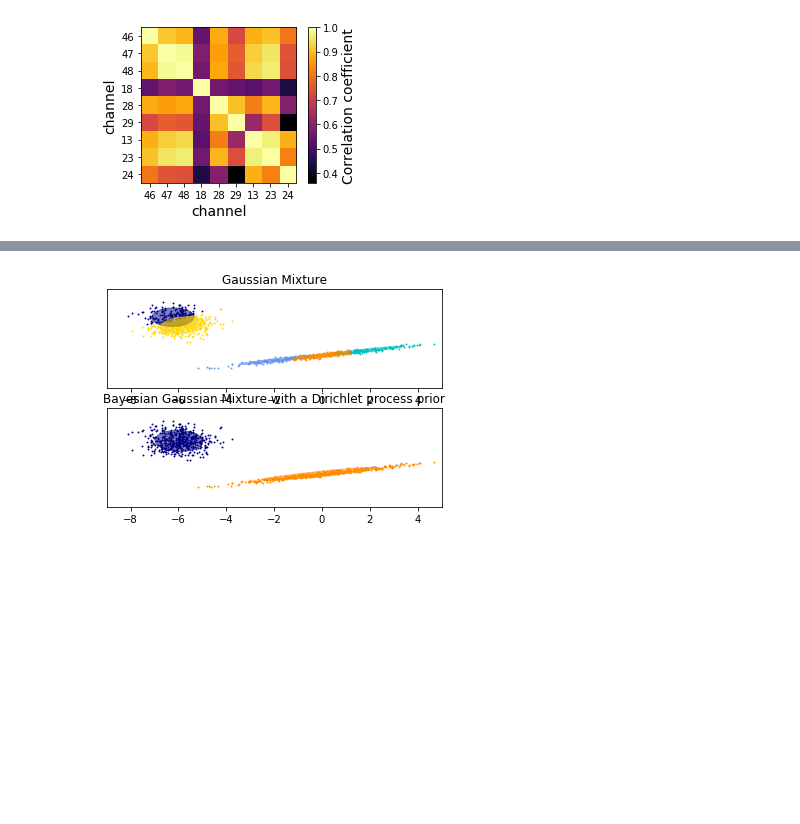
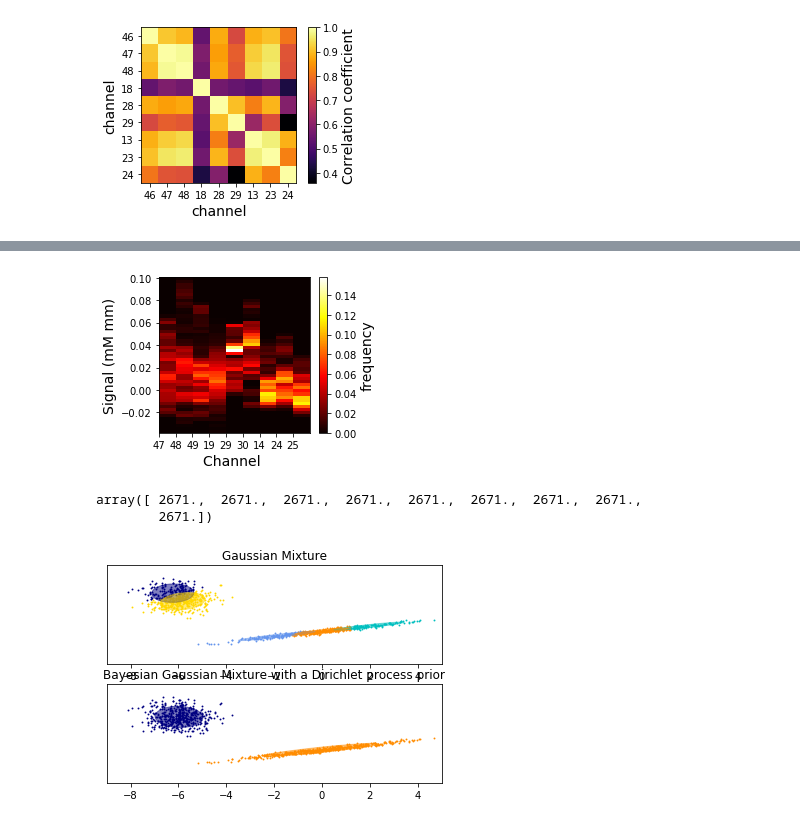
Before and after one commit to g-torr/data-driven, a Jupyter notebook: oxy.ipynb, the cells around one changed output, grey strips where cells are left out. Drawn from its saved outputs; the diff is of its cells as text; code cells hidden in the pictures; blank space fills up the shorter version.

```diff
--- a/oxy.ipynb
+++ b/oxy.ipynb
@@ -96,3 +118,38 @@ for i in arange(0,len(signal[0,:])):
+# %%
+fig=figure(figsize=(4,3))
+n_ybin=50;
+## ss is a matrix of the type [channels, Time]
+ch=shape(ss)[0]
+T=shape(ss)[1]
+x=tile(arange(0,ch),T)#repeats the arange array.
+y=array(ss).flatten("F") #flattens the 19*9 matrix into 1-D array of 19*9 elements.
+#Histogram is computed by looking at the number of times each point (x[i],y[i]) occurs.
+H,x_edges,y_edges=histogram2d(x,y,bins=[ch,n_ybin])
+#creates  a  discrete colorbar from "hot"
+# define the bins and normalize
+
+
+#Normalise H to become a frequency
+H=H/sum(H,axis=1)[0]
+shape(H)
+imshow(H.T,aspect="auto",extent=(0,ch,np.min(y)/10,np.max(y)/10),shape=(ch,n_ybin),cmap="hot",origin="lower")
+cbar=colorbar()
+cbar.set_label('frequency',fontsize=14)
+ax=gca()
+ax.set_xticks(arange(len(roi1+roi2+roi3)))
+ax.set_xticklabels(list(array(roi1)+1)+list(array(roi2)+1)+list(array(roi3)+1))
+xlabel("Channel ",fontsize=14)
+ylabel("Signal (mM mm)",fontsize=14)
+
+tight_layout()
+#savefig("./figure/2dhistogram.pdf")
+# %% [output]
+[figure, added]
+# %%
+sum(H,axis=1)
+# %% [output]
+array([ 2671.,  2671.,  2671.,  2671.,  2671.,  2671.,  2671.,  2671.,
+        2671.])
 # %%
 import itertools
 color_iter = itertools.cycle(['navy', 'c', 'cornflowerblue', 'gold',
```
Also changed, not shown: parts of 5 cells of this notebook, 18 other files.
